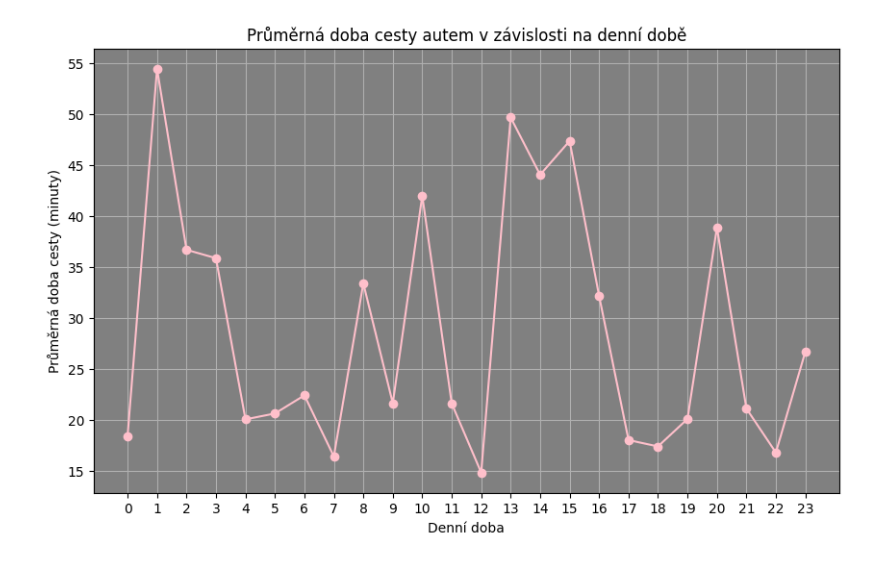
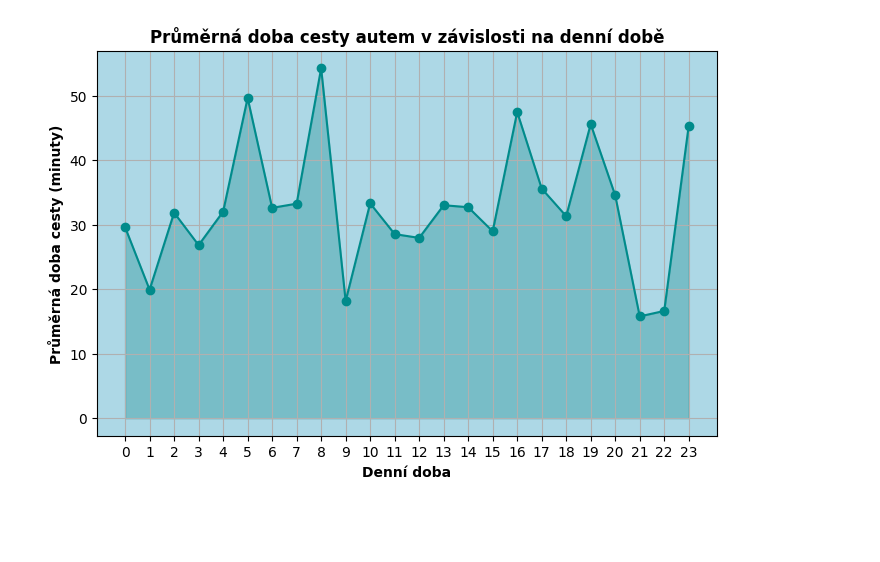
Before and after one commit to majdakleckerova/msw-zapoctovy-dokument, a Jupyter notebook: 7-monte_carlo.ipynb, the cells around one changed output. Cells and saved outputs as stored; diff of their text form; code cells hidden in the pictures; blank space fills up the shorter version.

Commit message:
Monte Carlo

```diff
--- a/7-monte_carlo.ipynb
+++ b/7-monte_carlo.ipynb
@@ -1,37 +1,37 @@
 # %%
-# MONTE CARLO
+# 1
 
 import random
 import matplotlib.pyplot as plt
-from matplotlib.widgets import Slider
 
 def cesta_autem(hustota_dopravy):
     délka_cesty = random.uniform(10, 30) * (1 + hustota_dopravy)
     return délka_cesty
 
 def hustota_dopravy_generator():
     return random.uniform(0, 1)
 
 def simulace_dne():
     hodiny = []
     průměrná_doba_cesty = []
     for hodina in range(24):
         hustota_dopravy = hustota_dopravy_generator()
         délka_cesty = cesta_autem(hustota_dopravy)
         hodiny.append(hodina)
         průměrná_doba_cesty.append(délka_cesty)
         #print(f"Denní doba: {hodina}:00 - {hodina+1}:00, Hustota dopravy: {hustota_dopravy}, Průměrná doba cesty: {délka_cesty} minut")
 
-    plt.figure(figsize=(10,6))
-    plt.plot(hodiny, průměrná_doba_cesty, marker='o', color="pink")
-    plt.gca().set_facecolor("gray")
-    plt.title('Průměrná doba cesty autem v závislosti na denní době')
-    plt.xlabel('Denní doba')
-    plt.ylabel('Průměrná doba cesty (minuty)')
+    plt.figure(figsize=(8,5))
+    plt.plot(hodiny, průměrná_doba_cesty, marker='o', color="darkcyan")
+    plt.gca().set_facecolor("lightblue")
+    plt.fill_between(hodiny, 0, průměrná_doba_cesty, color="teal", alpha=0.3)
+    plt.title('Průměrná doba cesty autem v závislosti na denní době', fontweight="bold")
+    plt.xlabel('Denní doba', fontweight="bold")
+    plt.ylabel('Průměrná doba cesty (minuty)', fontweight="bold")
     plt.xticks(range(24))
     plt.grid(True)
     plt.show()
 
 simulace_dne()
 # %% [output]
-[figure, old version]
+[figure, new version]
```
Also changed, not shown: parts of 1 cell of this notebook.
